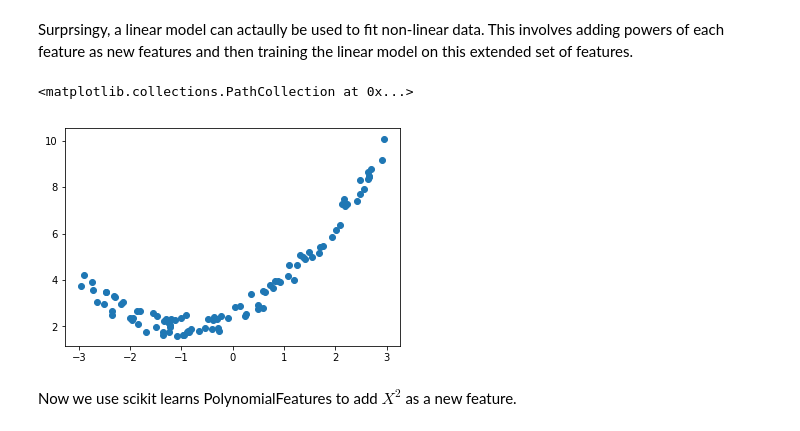
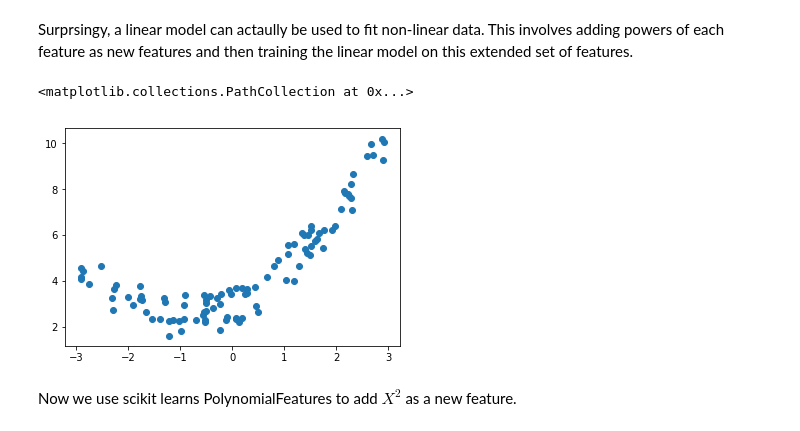
Before and after one commit to lukepolson/Machine-Learning, a Jupyter notebook: Chapter4.ipynb, the cells around one changed output. Saved outputs shown, nothing was run; the diff lists cells and outputs as text; code cells hidden in the pictures.

```diff
--- a/Chapter4.ipynb
+++ b/Chapter4.ipynb
@@ -201,11 +202,11 @@ Surprsingy, a linear model can actaully be used to fit non-linear data. This inv
 # %%
 m = 100
 X = 6 * np.random.rand(m,1) - 3 # normally distributed between -3 and 3
-y = 0.5 * X**2 + X + 2 + np.random.rand(m,1)
+y = 0.5 * X**2 + X + 2 + 2*np.random.rand(m,1)
 plt.scatter(X,y)
 # %% [output]
 <matplotlib.collections.PathCollection at 0x...>
-[figure, old version]
+[figure, new version]
 # %% [markdown]
 Now we use scikit learns PolynomialFeatures to add $X^2$ as a new feature.
 # %%
```
Also changed, not shown: parts of 15 cells of this notebook.
